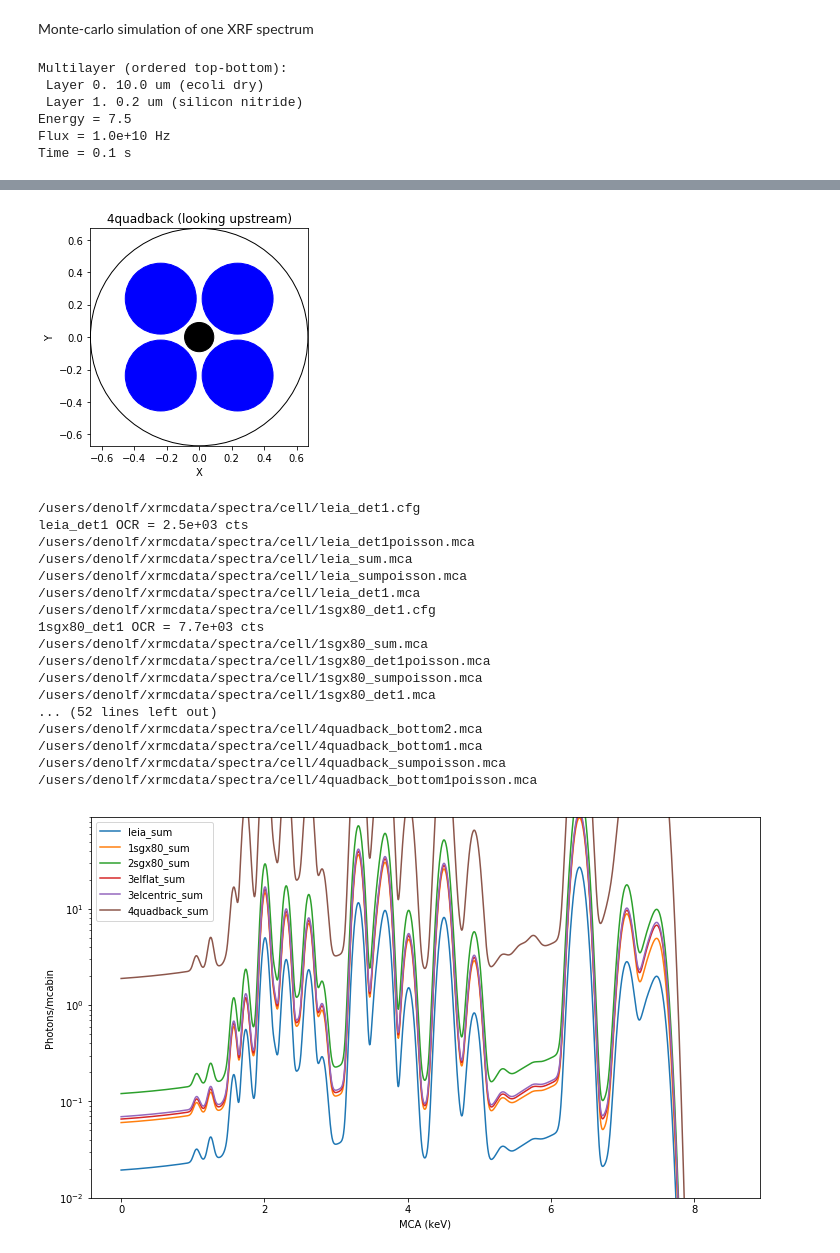
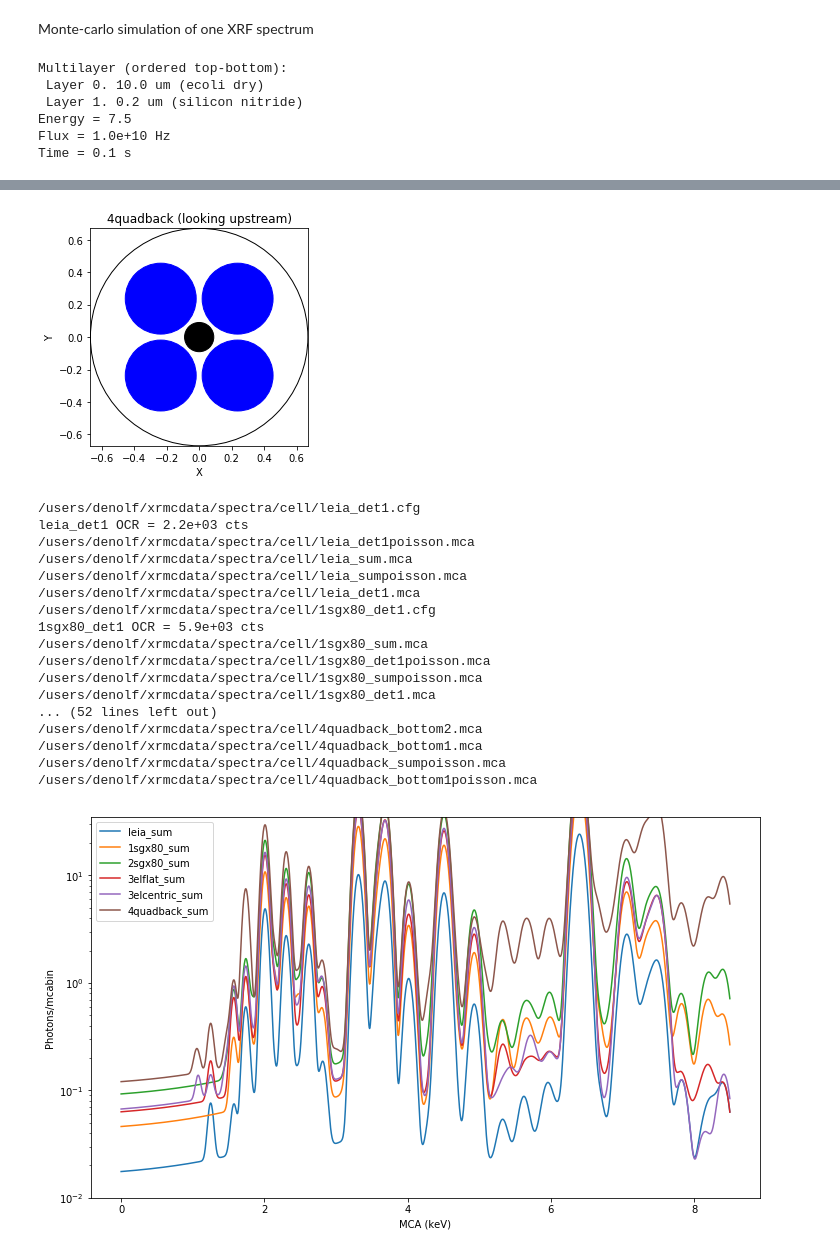
Before and after one commit to woutdenolf/spectrocrunch, a Jupyter notebook: doc/source/tutorials/montecarlo.ipynb, the cells around one changed output, grey strips where cells are left out. Cells and saved outputs as stored; diff of their text form; code cells hidden in the pictures.

```diff
--- a/doc/source/tutorials/montecarlo.ipynb
+++ b/doc/source/tutorials/montecarlo.ipynb
@@ -1093,6 +1107,10 @@ if 'xrfmulti' in experiments:
             world.detector.activearea = detector['activearea']
             world.detector.distance = detector['distance']
             world.detector.pixelshape = detector['pixelshape']
+            dtfrac = detector.get('dtfrac', 0)
+            countrate = detector.get('countrate', 0)
+            pulseproctime = detector.get('pulseproctime', 0)
+            world.detector.set_pulseproctime(dtfrac, countrate, pulseproctime=pulseproctime)
             # Only correct for centric cone geometry:
             geometry.distance = detector['distance']
             geometry.detector.activearea = detector['activearea']
@@ -1121,33 +1139,33 @@ if 'xrfmulti' in experiments:
     ax = plt.gca()
     ax.relim()
     ax.autoscale_view()
     plt.savefig(os.path.join(result, samplename+'.png'), dpi=300)
     savesample(pymcahandle.sample, os.path.join(result, samplename+'.txt'))
 # %% [output]
 Multilayer (ordered top-bottom):
  Layer 0. 10.0 um (ecoli dry)
  Layer 1. 0.2 um (silicon nitride)
 Energy = 7.5
 Flux = 1.0e+10 Hz
 Time = 0.1 s
 [figure]
 [figure]
 [figure]
 /users/denolf/xrmcdata/spectra/cell/leia_det1.cfg
-leia_det1 OCR = 2.5e+03 cts
+leia_det1 OCR = 2.2e+03 cts
 /users/denolf/xrmcdata/spectra/cell/leia_det1poisson.mca
 /users/denolf/xrmcdata/spectra/cell/leia_sum.mca
 /users/denolf/xrmcdata/spectra/cell/leia_sumpoisson.mca
 /users/denolf/xrmcdata/spectra/cell/leia_det1.mca
 /users/denolf/xrmcdata/spectra/cell/1sgx80_det1.cfg
-1sgx80_det1 OCR = 7.7e+03 cts
+1sgx80_det1 OCR = 5.9e+03 cts
 /users/denolf/xrmcdata/spectra/cell/1sgx80_sum.mca
 /users/denolf/xrmcdata/spectra/cell/1sgx80_det1poisson.mca
 /users/denolf/xrmcdata/spectra/cell/1sgx80_sumpoisson.mca
 /users/denolf/xrmcdata/spectra/cell/1sgx80_det1.mca
 ... (52 lines left out)
 /users/denolf/xrmcdata/spectra/cell/4quadback_bottom2.mca
 /users/denolf/xrmcdata/spectra/cell/4quadback_bottom1.mca
 /users/denolf/xrmcdata/spectra/cell/4quadback_sumpoisson.mca
 /users/denolf/xrmcdata/spectra/cell/4quadback_bottom1poisson.mca
-[figure, old version]
+[figure, new version]
```
Also changed, not shown: parts of 6 cells of this notebook.
